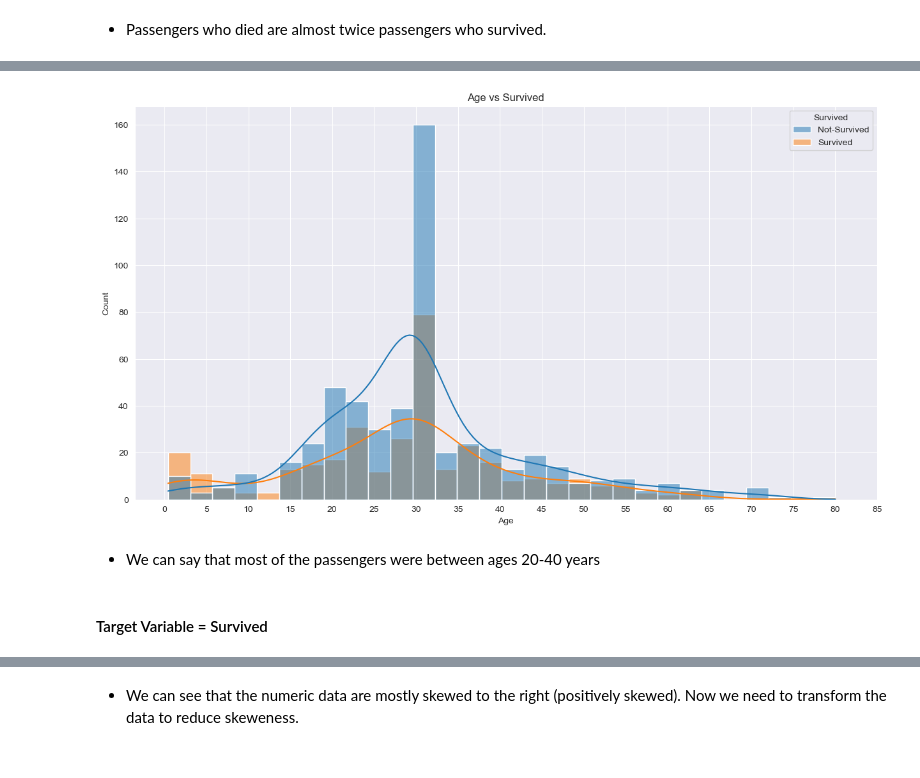
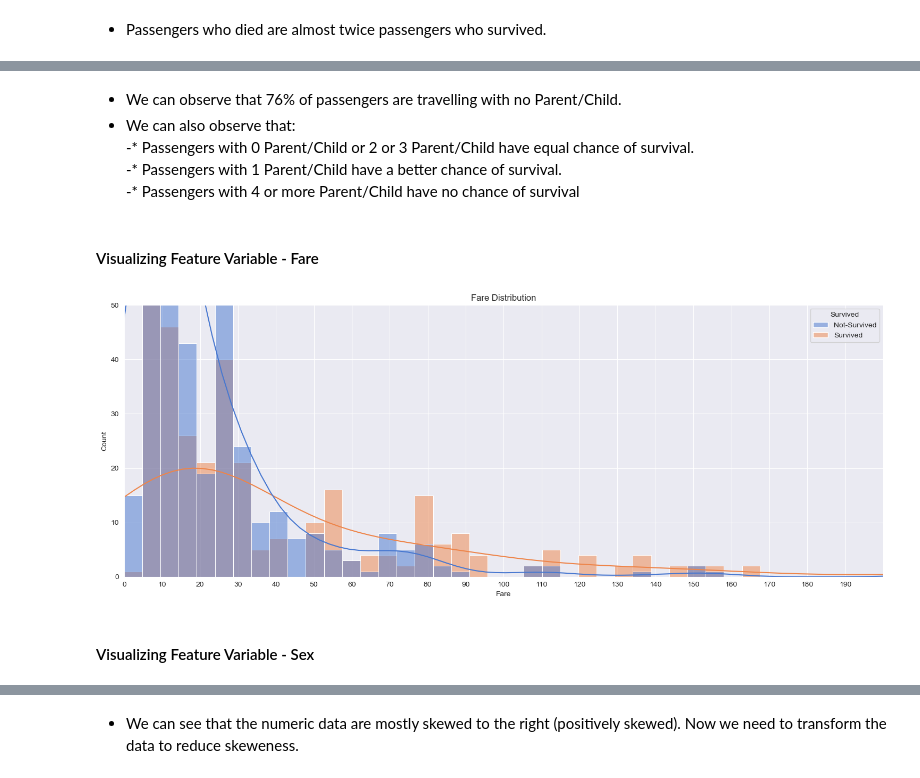
Before and after one commit to adeke910/TITANIC, a Jupyter notebook: titanic.ipynb, the cells around one changed output, grey strips where cells are left out. Saved outputs shown, nothing was run; the diff lists cells and outputs as text; code cells hidden in the pictures.

```diff
--- a/titanic.ipynb
+++ b/titanic.ipynb
@@ -9,6 +12,9 @@ import matplotlib.pyplot as plt
 
 import seaborn as sns
 sns.set_style('darkgrid')
+sns.set_palette("muted")
+pd.set_option("display.max.rows",None)
+pd.set_option("display.max.columns",None)
 
 import warnings
 warnings.filterwarnings('ignore')
@@ -127,11 +230,3 @@ Ticket:0.0%
 Fare:0.0%
 Cabin:77.1%
 Embarked:0.22%
-# %%
-train_df['Age'].fillna(train_df['Age'].mean(), inplace=True)
-
-train_df['Embarked'].fillna(train_df['Embarked'].mode()[0], inplace=True)
-
-train_df.drop('Cabin', axis= 1, inplace=True) #dropping the column with the higher null values
-
-train_df.isnull().sum()
@@ -176,0 +281,5 @@ plt.show()
+# %%
+train_df["Pclass"].replace({1:"First_Class",2:"Middle_Class",3:"Economy"},inplace=True)
+test_df["Pclass"].replace({1:"First_Class",2:"Middle_Class",3:"Economy"},inplace=True)
+Pie = train_df["Pclass"].value_counts().to_frame()
+Pie
@@ -188,17 +397,19 @@ plt.show()
+# %% [markdown]
+- We can observe that 76% of passengers are travelling with no Parent/Child.
+- We can also observe that:<br>
+-* Passengers with 0 Parent/Child or 2 or 3 Parent/Child have equal chance of survival.<br>
+-* Passengers with 1 Parent/Child have a better chance of survival.<br>
+-* Passengers with 4 or more Parent/Child have no chance of survival<br>
+# %% [markdown]
+#### Visualizing Feature Variable - Fare
 # %%
-# plt.figure(figsize=(8,6))
-# sns.distplot(train_df['Age'],kde=True,bins=30)
-# plt.title("Age ditribution")
-# plt.show()
-
-plt.figure(figsize=(15,8))
-sns.histplot(x="Age", hue="Survived", data=train_df, kde=True, color = 'muted')
-plt.title("Age vs Survived")
-plt.xticks(list(range(0,90,5)))
+plt.figure(figsize=(15,6))
+sns.histplot(x="Fare",hue="Survived",data=train_df,kde=True)
+plt.title("Fare Distribution")
+plt.ylim(0,50)
+plt.xlim(0,200)
+plt.xticks(list(range(0,200,10)))
+plt.tight_layout()
 plt.show()
 # %% [output]
-[figure, old version]
+[figure, new version]
-# %% [markdown]
-- We can say that most of the passengers were between ages 20-40 years
-# %% [markdown]
-#### Target Variable = Survived
@@ -207,0 +416,2 @@ numeric_features = ['Age', 'SibSp', 'Parch', 'Fare']
+# %% [markdown]
+#### Visualizing Feature Variable - Sex
```
Also changed, not shown: parts of 38 cells of this notebook.
